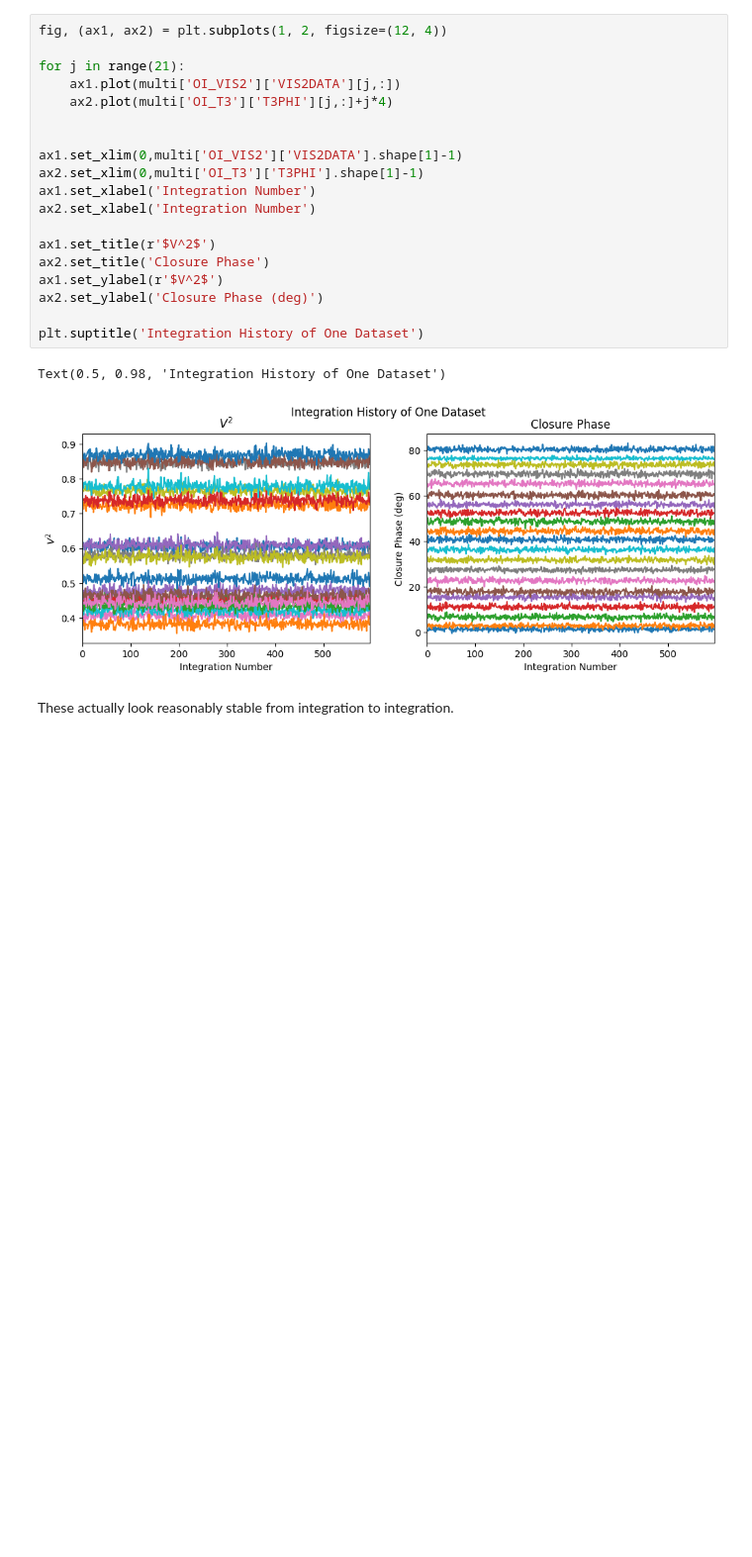
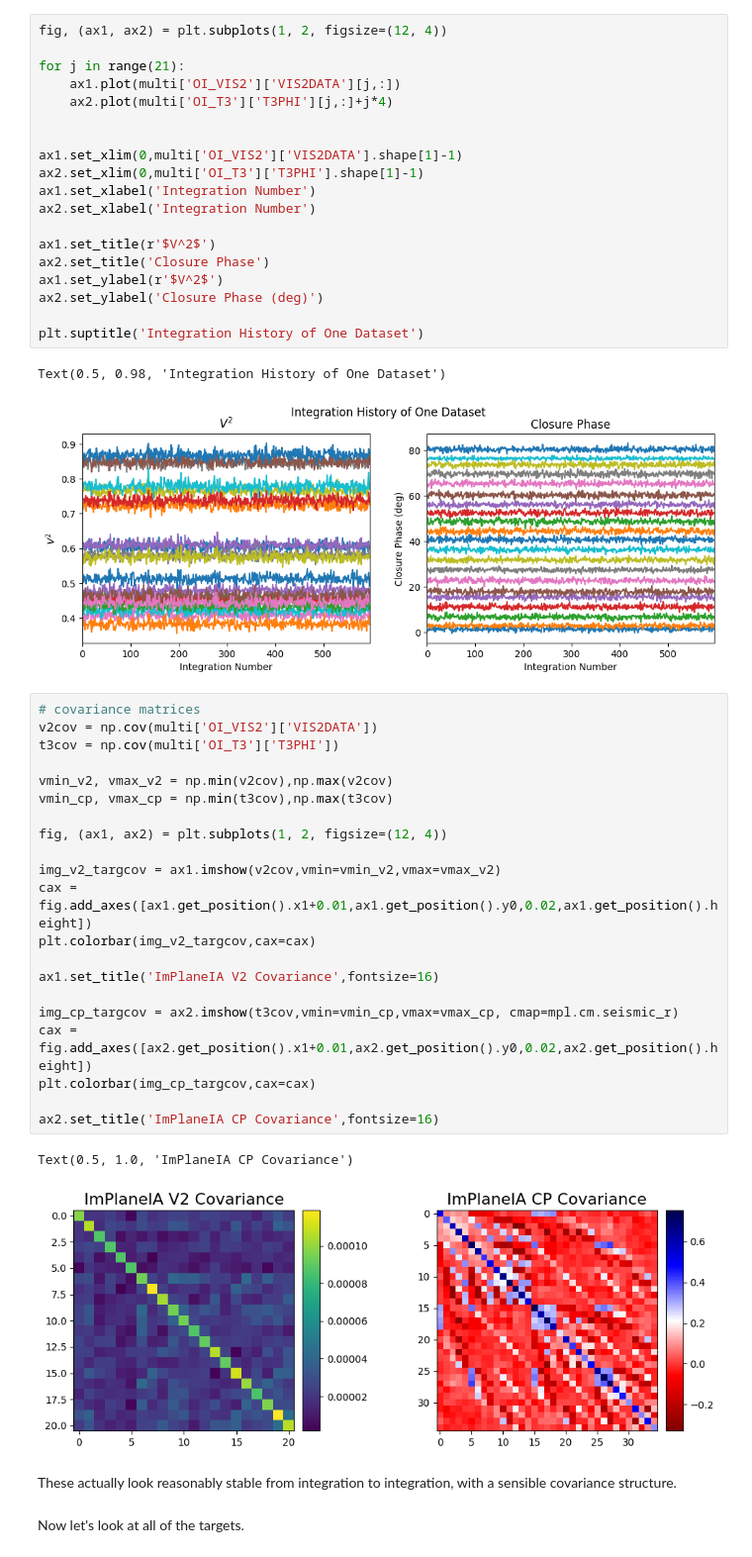
Before and after one commit to benjaminpope/ami, a Jupyter notebook: notebooks/comparison_1242.ipynb, the cells around one changed output. Shown at 99% size. Saved outputs shown, nothing was run; the diff lists cells and outputs as text; blank space fills up the shorter version.

```diff
--- a/notebooks/comparison_1242.ipynb
+++ b/notebooks/comparison_1242.ipynb
@@ -210,5 +63,31 @@ plt.suptitle('Integration History of One Dataset')
 # %% [output]
 Text(0.5, 0.98, 'Integration History of One Dataset')
 [figure]
+# %%
+# covariance matrices
+v2cov = np.cov(multi['OI_VIS2']['VIS2DATA'])
+t3cov = np.cov(multi['OI_T3']['T3PHI'])
+
+vmin_v2, vmax_v2 = np.min(v2cov),np.max(v2cov)
+vmin_cp, vmax_cp = np.min(t3cov),np.max(t3cov)
+
+fig, (ax1, ax2) = plt.subplots(1, 2, figsize=(12, 4))
+
+img_v2_targcov = ax1.imshow(v2cov,vmin=vmin_v2,vmax=vmax_v2)
+cax = fig.add_axes([ax1.get_position().x1+0.01,ax1.get_position().y0,0.02,ax1.get_position().height])
+plt.colorbar(img_v2_targcov,cax=cax)
+
+ax1.set_title('ImPlaneIA V2 Covariance',fontsize=16)
+
+img_cp_targcov = ax2.imshow(t3cov,vmin=vmin_cp,vmax=vmax_cp, cmap=mpl.cm.seismic_r)
+cax = fig.add_axes([ax2.get_position().x1+0.01,ax2.get_position().y0,0.02,ax2.get_position().height])
+plt.colorbar(img_cp_targcov,cax=cax)
+
+ax2.set_title('ImPlaneIA CP Covariance',fontsize=16)
+# %% [output]
+Text(0.5, 1.0, 'ImPlaneIA CP Covariance')
+[figure, added]
 # %% [markdown]
-These actually look reasonably stable from integration to integration.
+These actually look reasonably stable from integration to integration, with a sensible covariance structure.
+# %% [markdown]
+Now let's look at all of the targets.
```
Also changed, not shown: parts of 21 cells of this notebook.
